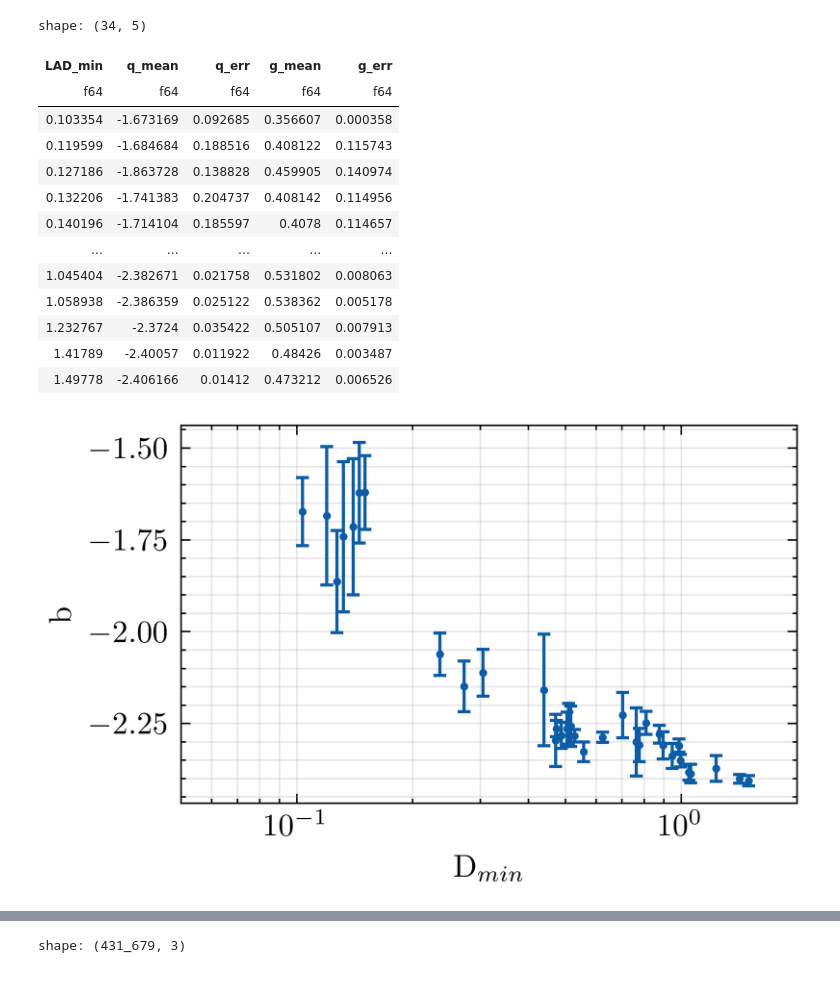
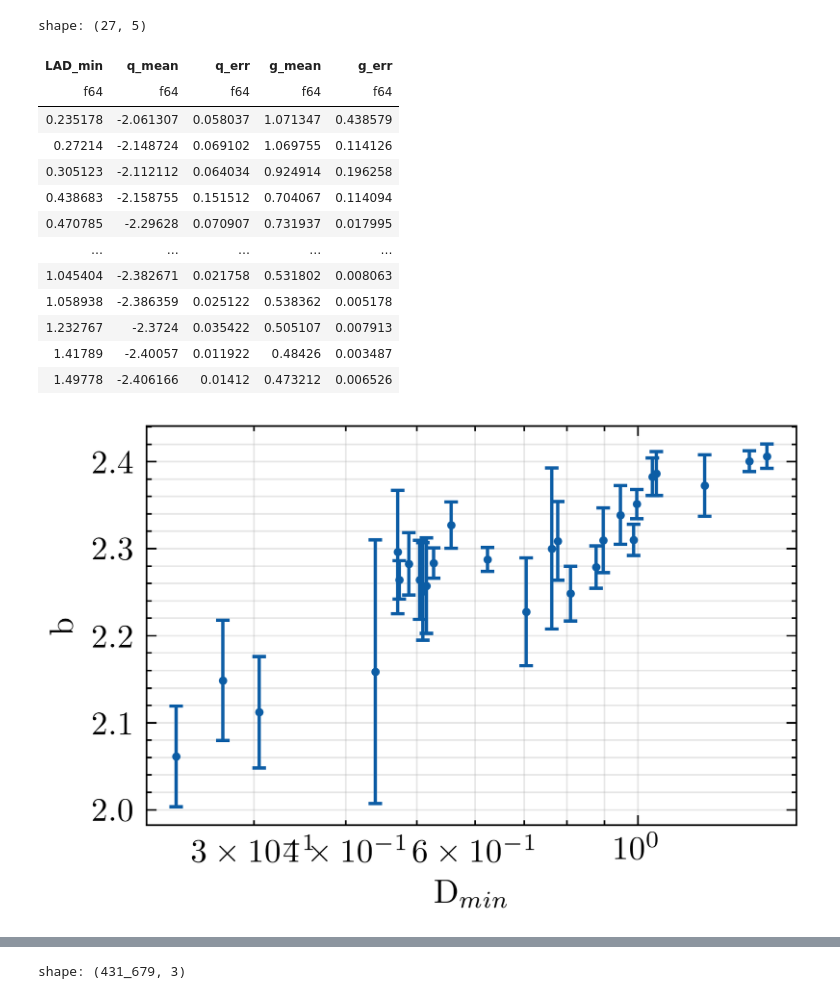
Before and after one commit to Joshua13764/QMAP, a Jupyter notebook: analysis/PowerLawMultiLADMin/analysis.ipynb, the cells around one changed output, grey strips where cells are left out. Drawn from its saved outputs; the diff is of its cells as text; code cells hidden in the pictures.

```diff
--- a/analysis/PowerLawMultiLADMin/analysis.ipynb
+++ b/analysis/PowerLawMultiLADMin/analysis.ipynb
@@ -43,18 +43,21 @@ df_cut = pl.read_parquet(
     pl.col("g").std().alias("g_err"),
 ).sort(
     "LAD_min"
-).filter(pl.col("LAD_min") > 0.1, pl.col("LAD_min") < 4)
+).filter(
+    # Remove the items right at the edge
+    ((pl.col("LAD_min") < 0.2) & (1 / pl.col("g_mean") > 1.4)).not_()
+)
 
 df_cut
 # %% [output]
-shape: (34, 5)
+shape: (27, 5)
 | LAD_min | q_mean | q_err | g_mean | g_err |
 | f64 | f64 | f64 | f64 | f64 |
-| 0.103354 | -1.673169 | 0.092685 | 0.356607 | 0.000358 |
-| 0.119599 | -1.684684 | 0.188516 | 0.408122 | 0.115743 |
-| 0.127186 | -1.863728 | 0.138828 | 0.459905 | 0.140974 |
-| 0.132206 | -1.741383 | 0.204737 | 0.408142 | 0.114956 |
-| 0.140196 | -1.714104 | 0.185597 | 0.4078 | 0.114657 |
+| 0.235178 | -2.061307 | 0.058037 | 1.071347 | 0.438579 |
+| 0.27214 | -2.148724 | 0.069102 | 1.069755 | 0.114126 |
+| 0.305123 | -2.112112 | 0.064034 | 0.924914 | 0.196258 |
+| 0.438683 | -2.158755 | 0.151512 | 0.704067 | 0.114094 |
+| 0.470785 | -2.29628 | 0.070907 | 0.731937 | 0.017995 |
 | … | … | … | … | … |
 | 1.045404 | -2.382671 | 0.021758 | 0.531802 | 0.008063 |
 | 1.058938 | -2.386359 | 0.025122 | 0.538362 | 0.005178 |
@@ -64,21 +67,21 @@ shape: (34, 5)
 # %%
 plt.errorbar(
         df_cut["LAD_min"],
-        df_cut["q_mean"],
+        -df_cut["q_mean"],
         yerr=df_cut["q_err"],
         marker=".",
         capsize=2,
         linestyle="none",
         ms = 3
     )
 
-plt.xlim([0.05, 2])
+# plt.xlim([0.05, 2])
 plt.xscale("log")
 plt.xlabel(r"$\text{D}_{min}$")
 plt.ylabel("b")
 plt.grid(True, which="both", alpha=0.3)
 plt.legend()
 plt.savefig(".plots/b_vs_LAD_min.png")
 plt.show()
 # %% [output]
-[figure, old version]
+[figure, new version]
```
Also changed, not shown: parts of 3 cells of this notebook, 9 other files.
